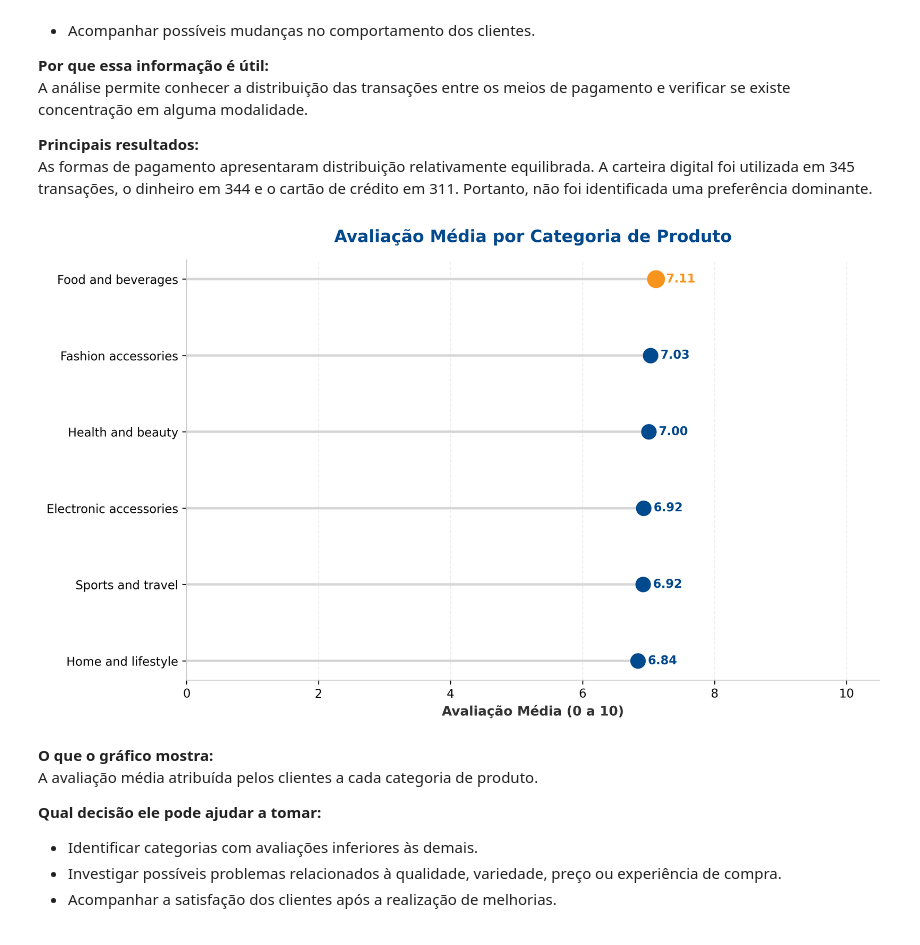
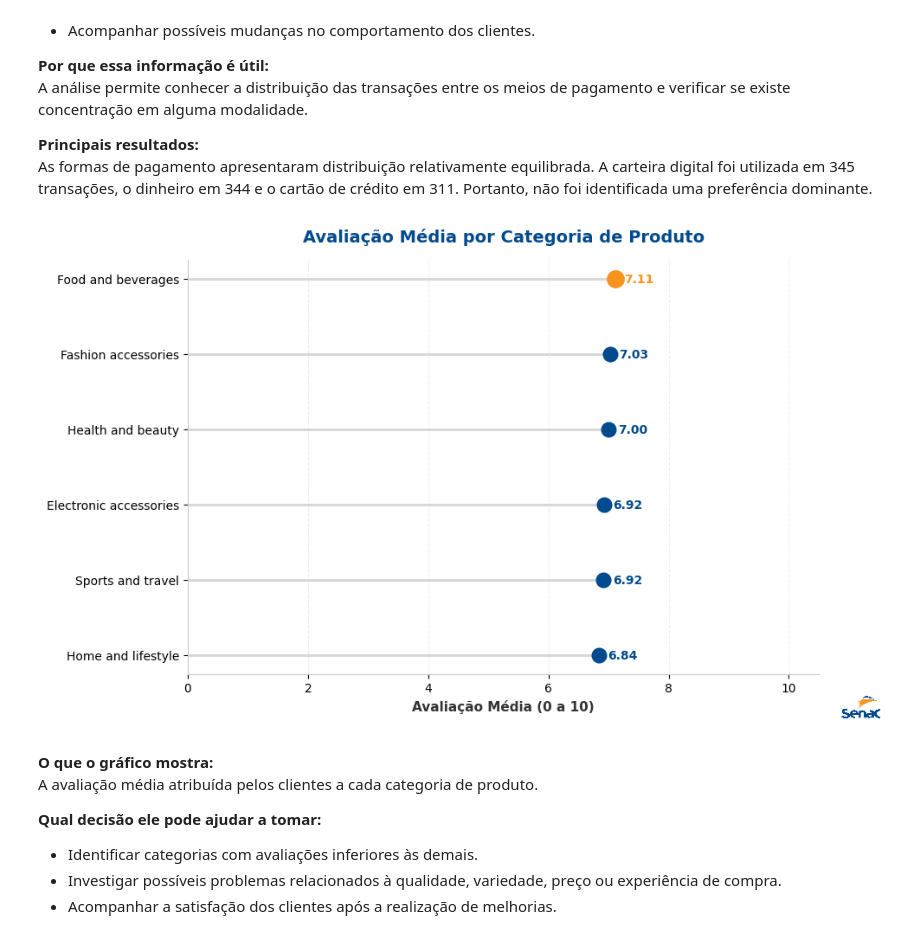
Before and after one commit to DNL139/pi_tec_BD_supermercado, a Jupyter notebook: pi_tec_BD_supermercado.ipynb, the cells around one changed output. Cells and saved outputs as stored; diff of their text form; code cells hidden in the pictures.

```diff
--- a/pi_tec_BD_supermercado.ipynb
+++ b/pi_tec_BD_supermercado.ipynb
@@ -50,0 +62,16 @@ df = pd.read_csv("/content/SuperMarket Analysis.csv")
+# %%
+# ==========================
+# 2. Carregamento da base
+# ==========================
+
+caminho_arquivo = (
+    "https://raw.githubusercontent.com/"
+    "DNL139/pi_tec_BD_supermercado/main/"
+    "dataset/SuperMarket%20Analysis.csv"
+)
+
+df = pd.read_csv(caminho_arquivo)
+
+print("Base carregada com sucesso!")
+print(f"Quantidade de registros: {df.shape[0]}")
+print(f"Quantidade de colunas: {df.shape[1]}")
@@ -742,18 +680,20 @@ As formas de pagamento apresentaram distribuição relativamente equilibrada. A
 # ==========================
 
 avaliacao_categoria = (
-    df.groupby("Product line")["Rating"].mean().sort_values(ascending=True)
+    df.groupby('Product line')['Rating']
+      .mean()
+      .sort_values(ascending=True)
 )
 
-fig, ax = plt.subplots(figsize=(10, 6), dpi=300)
+fig, ax = plt.subplots(figsize=(10, 6))
 
 ax.hlines(
     y=avaliacao_categoria.index,
     xmin=0,
     xmax=avaliacao_categoria.values,
-    color="#cccccc",
+    color='#cccccc',
     alpha=0.8,
-    linewidth=2,
+    linewidth=2
 )
 
 ax.plot(
@@ -761,7 +701,7 @@ ax.plot(
     avaliacao_categoria.index,
     "o",
     markersize=12,
-    color=AZUL_SENAC,
+    color=AZUL_SENAC
 )
 
 maior_valor = avaliacao_categoria.max()
@@ -769,68 +709,53 @@ categoria_maior = avaliacao_categoria.idxmax()
 ax.plot(
     maior_valor,
     categoria_maior,
     "o",
     markersize=14,
-    color=LARANJA_SENAC,
+    color=LARANJA_SENAC
 )
 
-ax.set_title(
-    "Avaliação Média por Categoria de Produto",
-    fontsize=14,
-    pad=15,
-    color=AZUL_SENAC,
-    fontweight="bold",
-)
-ax.set_xlabel(
-    "Avaliação Média (0 a 10)", fontsize=11, color="#333333", fontweight="bold"
-)
+ax.set_title('Avaliação Média por Categoria de Produto', fontsize=14, pad=15, color=AZUL_SENAC, fontweight='bold')
+ax.set_xlabel('Avaliação Média (0 a 10)', fontsize=11, color='#333333', fontweight='bold')
 
-for i, (categoria, valor) in enumerate(
-    zip(avaliacao_categoria.index, avaliacao_categoria.values)
-):
+for i, (categoria, valor) in enumerate(zip(avaliacao_categoria.index, avaliacao_categoria.values)):
     ax.text(
         valor + 0.15,
         i,
-        f"{valor:.2f}",
-        va="center",
+        f'{valor:.2f}',
+        va='center',
         fontsize=10,
-        fontweight="bold",
-        color=LARANJA_SENAC if valor == maior_valor else AZUL_SENAC,
+        fontweight='bold',
+        color=LARANJA_SENAC if valor == maior_valor else AZUL_SENAC
     )
 
 ax.set_xlim(0, 10.5)
-ax.grid(axis="x", linestyle="--", alpha=0.3, color="#cccccc")
+ax.grid(axis='x', linestyle='--', alpha=0.3, color='#cccccc')
 ax.set_axisbelow(True)
 
-ax.spines["top"].set_visible(False)
-ax.spines["right"].set_visible(False)
-ax.spines["left"].set_color("#cccccc")
-ax.spines["bottom"].set_color("#cccccc")
+ax.spines['top'].set_visible(False)
+ax.spines['right'].set_visible(False)
+ax.spines['left'].set_color('#cccccc')
+ax.spines['bottom'].set_color('#cccccc')
 
-caminho_logo = "logo_senac.png"
+caminho_logo = 'logo_senac.png'
 
 try:
     img_logo = Image.open(caminho_logo)
-
-    largura_alvo = 120
-    proporcao = largura_alvo / float(img_logo.size[0])
-    altura_alvo = int((float(img_logo.size[1]) * float(proporcao)))
-    img_logo_resized = img_logo.resize(
-        (largura_alvo, altura_alvo), Image.Resampling.LANCZOS
-    )
-
-    imagebox = OffsetImage(img_logo_resized, zoom=0.5, resample=True)
+    imagebox = OffsetImage(img_logo, zoom=0.08)
     ab = AnnotationBbox(
-        imagebox, (0.95, 0.05), xycoords="figure fraction", frameon=False
+        imagebox,
+        (0.95, 0.05),
+        xycoords='figure fraction',
+        frameon=False
     )
     ax.add_artist(ab)
 except FileNotFoundError:
     pass
 
 plt.tight_layout()
 plt.show()
 # %% [output]
-[figure, old version]
+[figure, new version]
 # %% [markdown]
 **O que o gráfico mostra:**
 A avaliação média atribuída pelos clientes a cada categoria de produto.
```
Also changed, not shown: parts of 17 cells of this notebook.
